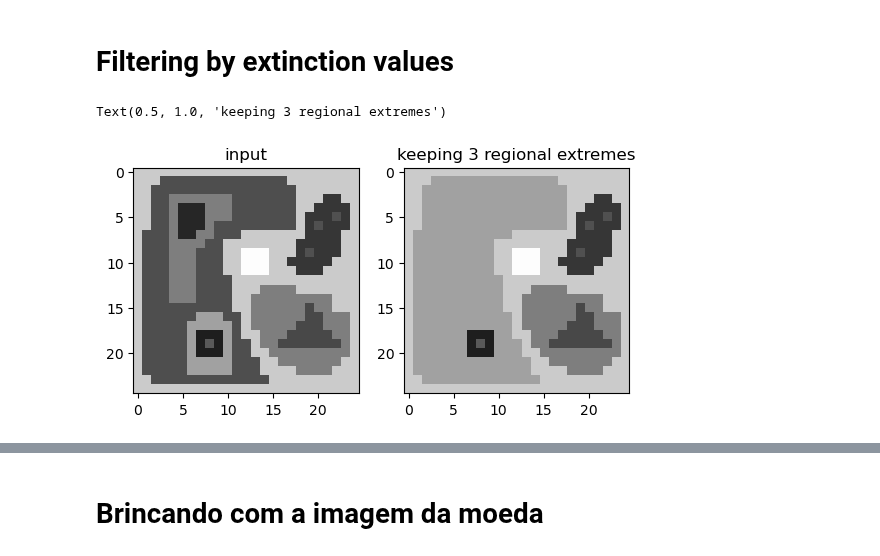
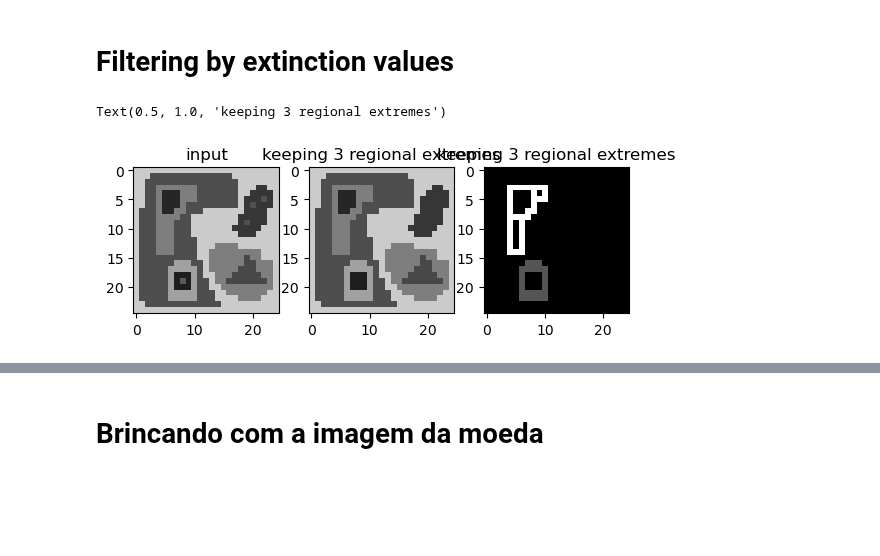
Before and after one commit to wonderalexandre/mmcfilters, a Jupyter notebook: notebooks/SimpleExamples.ipynb, the cells around one changed output, grey strips where cells are left out. Drawn from its saved outputs; the diff is of its cells as text; code cells hidden in the pictures; blank space fills up the shorter version.

```diff
--- a/notebooks/SimpleExamples.ipynb
+++ b/notebooks/SimpleExamples.ipynb
@@ -132,9 +132,9 @@ imgInput = np.array([
         [203,203, 78, 78,126, 38, 38, 38,126, 78, 78, 78, 78, 78, 78, 78, 78, 78,203, 54, 80, 54, 54, 54,203],
         [203, 78, 78, 78,126, 38, 38,126,126, 78, 78, 78,203,203,203,203,203,203,203, 54, 54, 54, 54,203,203],
         [203, 78, 78, 78,126,126,126,126, 78, 78,203,203,203,203,203,203,203,203, 54, 54, 54, 54, 54,203,203],
-        [203, 78, 78, 78,126,126,126, 78, 78, 78,203,203,253,253,253,203,203,203, 54, 80, 54, 54, 54,203,203],
-        [203, 78, 78, 78,126,126,126, 78, 78, 78,203,203,253,253,253,203,203, 54, 54, 54, 54, 54,203,203,203],
-        [203, 78, 78, 78,126,126,126, 78, 78, 78,203,203,253,253,253,203,203,203, 54, 54, 54,203,203,203,203],
+        [203, 78, 78, 78,126,126,126, 78, 78, 78,203,203,203,203,203,203,203,203, 54, 80, 54, 54, 54,203,203],
+        [203, 78, 78, 78,126,126,126, 78, 78, 78,203,203,203,203,203,203,203, 54, 54, 54, 54, 54,203,203,203],
+        [203, 78, 78, 78,126,126,126, 78, 78, 78,203,203,203,203,203,203,203,203, 54, 54, 54,203,203,203,203],
         [203, 78, 78, 78,126,126,126, 78, 78, 78, 78,203,203,203,203,203,203,203,203,203,203,203,203,203,203],
         [203, 78, 78, 78,126,126,126, 78, 78, 78, 78,203,203,203,126,126,126,126,203,203,203,203,203,203,203],
         [203, 78, 78, 78,126,126,126, 78, 78, 78, 78,203,203,126,126,126,126,126,126,126,126,126,203,203,203],
@@ -151,9 +151,10 @@ imgInput = np.array([
 ], dtype=np.uint8)
 (num_rows, num_cols) = imgInput.shape
 
-isMaxtree = False
+isMaxtree = True
 tree = mmcfilters.MorphologicalTree(imgInput, num_rows, num_cols, isMaxtree)
 Type = mmcfilters.Attribute.Type
+
 
 showLevelSets(imgInput)
 print("\n\n")
@@ -339,18 +342,23 @@ Imagem and its min-tree representation. The indexes of min-tree nodes are shown
 # Filtering by extinction values
 # %%
 attrValue = mmcfilters.Attribute.computeSingleAttribute(tree, Type.GRAY_HEIGHT)
-attFilter = mmcfilters.AttributeFilters(tree)
+extinctionValues = mmcfilters.ExtinctionValues(tree, attrValue)
 
-numLeafToKeep = 3 #mantem numLeafToKeep folhas com maiores valores de extinção
-imgFiltered = attFilter.filteringByExtinctionValue(attrValue, numLeafToKeep)
+keepExtrema = 3 #mantem numLeafToKeep folhas com maiores valores de extinção
+saliency = extinctionValues.saliencyMap(keepExtrema)
+filtering = extinctionValues.filtering(keepExtrema)
 
-plt.subplot(1,2, 1)
+plt.subplot(1,3, 1)
 plt.imshow(imgInput, cmap='gray', vmax=255, vmin=0)
 plt.title('input')
 
-plt.subplot(1,2, 2)
-plt.imshow(imgFiltered.reshape(num_rows, num_cols), cmap='gray', vmax=255, vmin=0)
+plt.subplot(1,3, 2)
+plt.imshow(filtering.reshape(num_rows, num_cols), cmap='gray', vmax=255, vmin=0)
 plt.title('keeping 3 regional extremes')
+
+plt.subplot(1,3, 3)
+plt.imshow(saliency.reshape(num_rows, num_cols), cmap='gray')
+plt.title('keeping 3 regional extremes')
 # %% [output]
 Text(0.5, 1.0, 'keeping 3 regional extremes')
-[figure, old version]
+[figure, new version]
```
Also changed, not shown: parts of 16 cells of this notebook, 25 other files.
